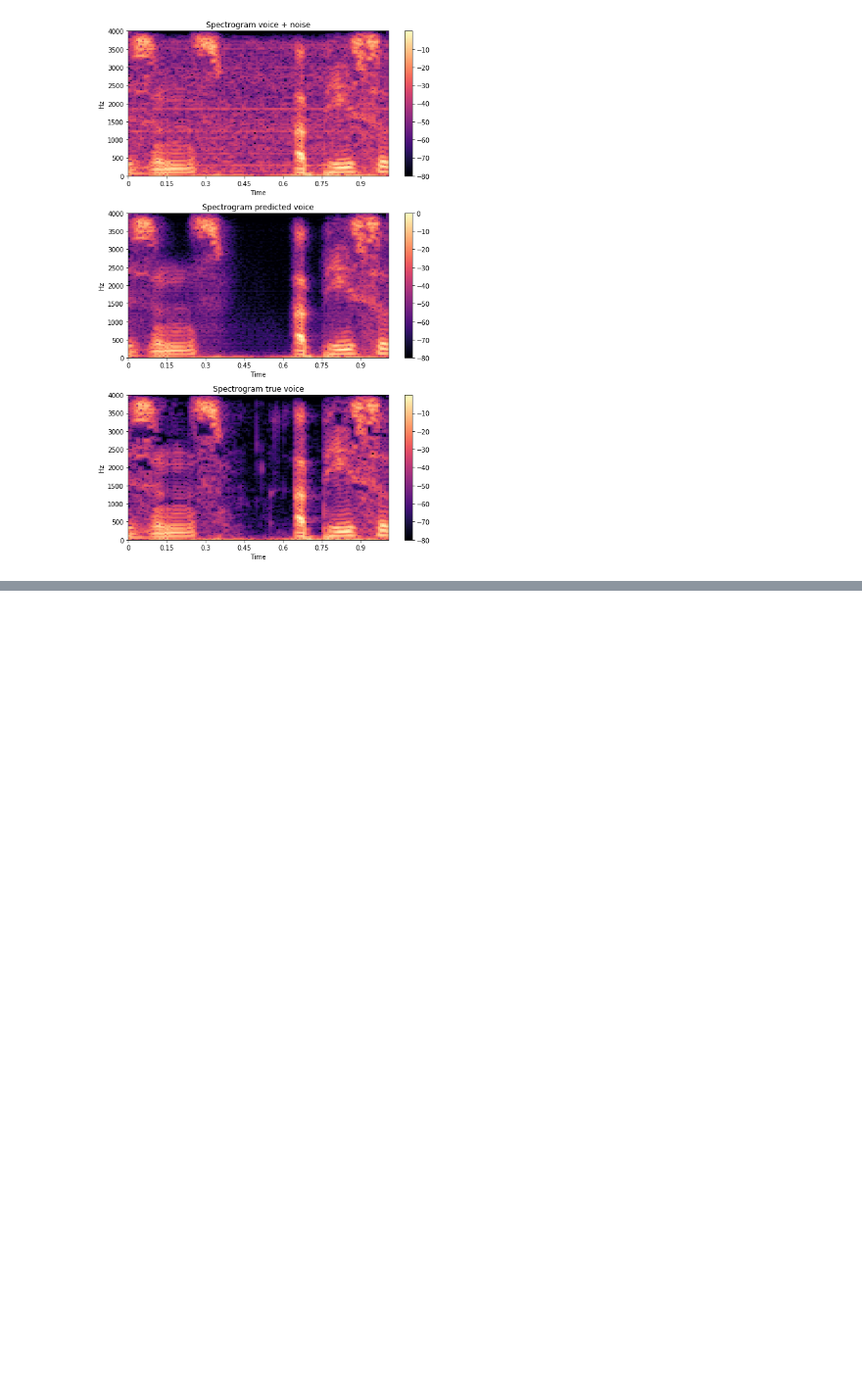
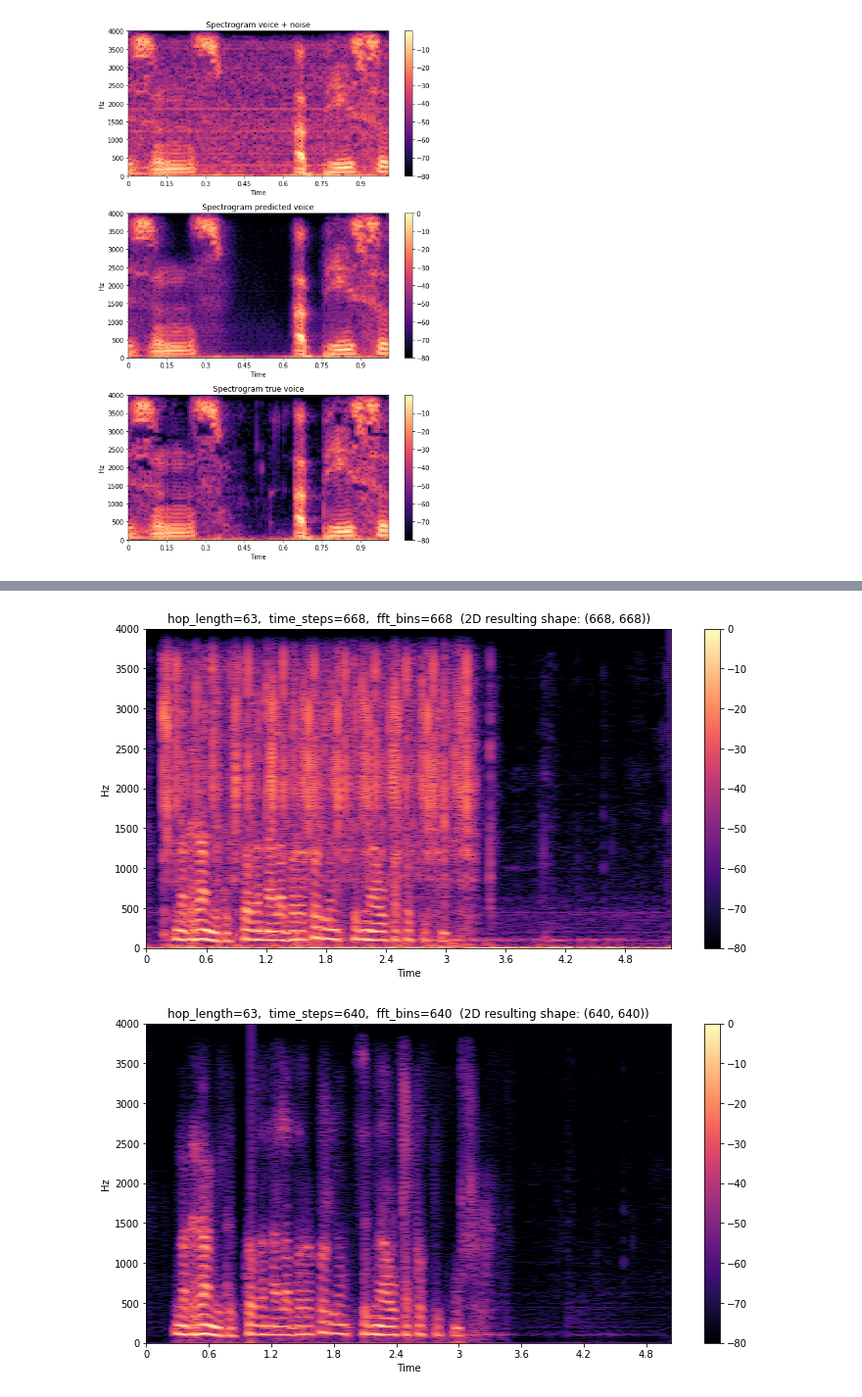
Before and after one commit to karlosos/noise_reduction, a Jupyter notebook: notebooks/presentation_data.ipynb, the cells around one changed output, grey strips where cells are left out. Shown at 98% size. Cells and saved outputs as stored; diff of their text form; code cells hidden in the pictures; blank space fills up the shorter version.

Commit message:
Added real data in presentation

```diff
--- a/notebooks/presentation_data.ipynb
+++ b/notebooks/presentation_data.ipynb
@@ -209,8 +210,8 @@ plot_3_spectograms(
 # %% [markdown]
 ### Vaccum
 # %%
-vaccum_noisy, sr = librosa.load(os.path.join('..\\data\\validation\\noisy_voice',noisy_voices_list[3]), sr=8000)
-vaccum_pred, sr = librosa.load(os.path.join('..\\data\\validation\\save_prediction',pred_voices_list[3]), sr=8000)
+vaccum_noisy, sr = librosa.load(os.path.join('..\\data\\validation\\noisy_voice',noisy_voices_list[4]), sr=8000)
+vaccum_pred, sr = librosa.load(os.path.join('..\\data\\validation\\save_prediction',pred_voices_list[4]), sr=8000)
 vaccum_clean, sr = librosa.load(os.path.join('..\\data\\validation\\clean_voice',clean_voices_list[3]), sr=8000)
 print('Noisy voice')
 ipd.display(ipd.Audio(vaccum_noisy, rate=8000))
@@ -247,0 +251,7 @@ plot_3_spectograms(
+# %%
+real_noisy, sr = librosa.load(os.path.join('..\\data\\validation\\noisy_voice',noisy_voices_list[3]), sr=8000)
+real_pred, sr = librosa.load(os.path.join('..\\data\\validation\\save_prediction',pred_voices_list[3]), sr=8000)
+print('Noisy voice')
+ipd.display(ipd.Audio(real_noisy, rate=8000))
+print('Predicted voice')
+ipd.display(ipd.Audio(real_pred, rate=8000))
@@ -247,0 +263,23 @@ plot_3_spectograms(
+# %%
+real_noisy_db, real_noisy_pha = numpy_audio_to_matrix_spectrogram(
+    real_noisy.reshape(1,42057), int(1335 / 2) + 1, 1335, 63
+)
+
+real_pred_db, real_pred_pha = numpy_audio_to_matrix_spectrogram(
+    real_pred.reshape(1,40320 ), int(1279 / 2) + 1, 1279, 63
+)
+# %%
+plot_spectrogram(
+    real_noisy_db[0,:,:],
+    sr,  # sample rate
+    63,  # hop_length_fft
+)
+
+plot_spectrogram(
+    real_pred_db[0,:,:],
+    sr,  # sample rate
+    63,  # hop_length_fft
+)
+# %% [output]
+[figure, added]
+[figure, added]
```
Also changed, not shown: parts of 8 cells of this notebook.
